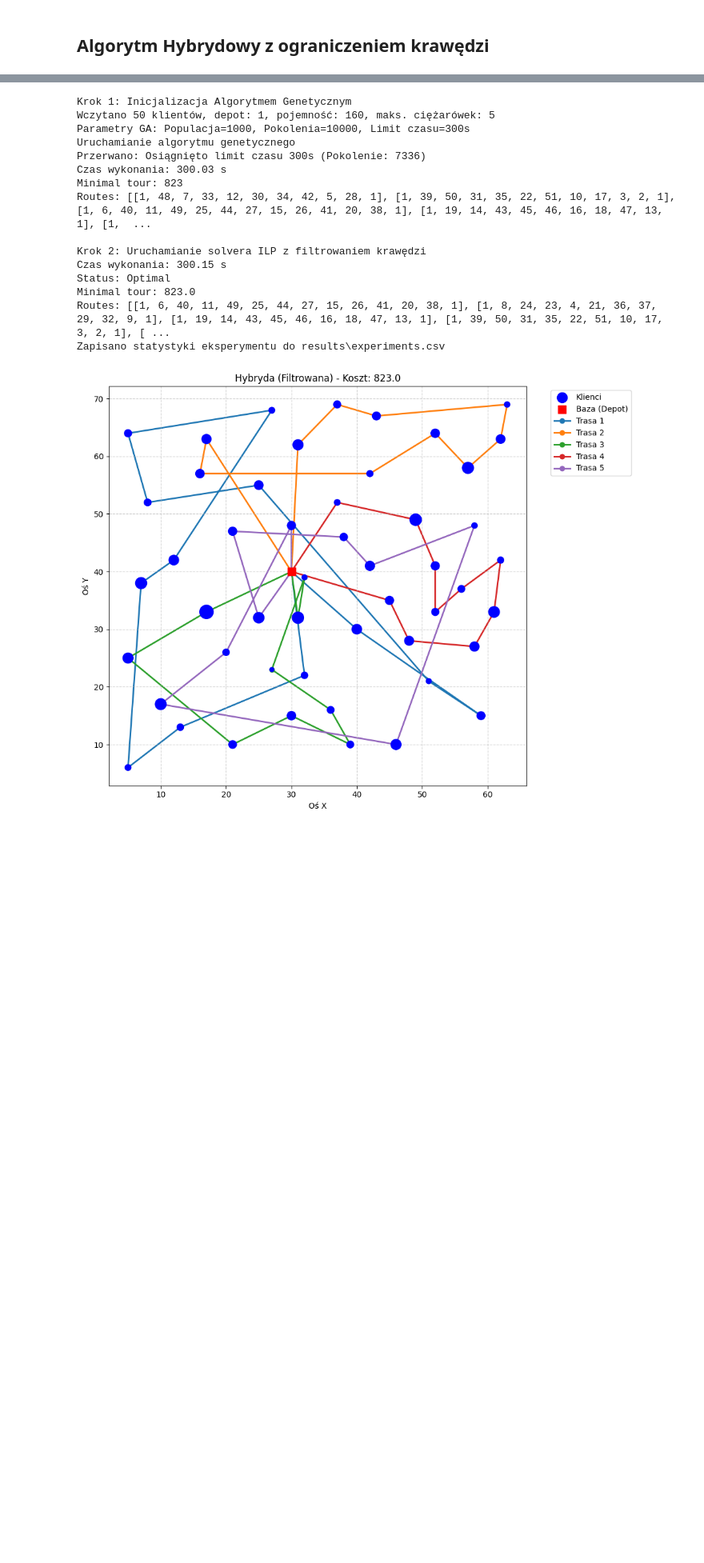
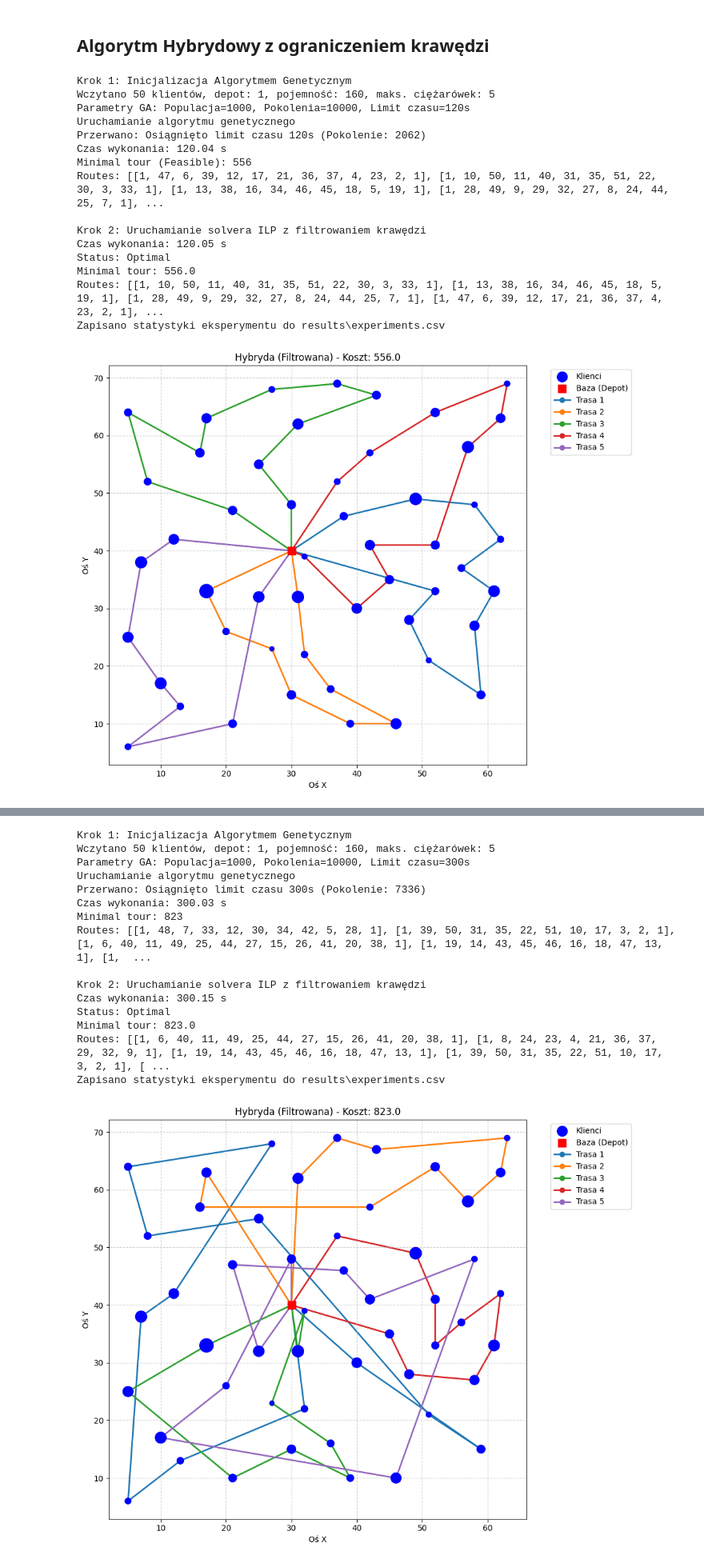
Before and after one commit to JakubRybak/Vehicle_Routing_Lp_Solver, a Jupyter notebook: projekt.ipynb, the cells around one changed output, grey strips where cells are left out. Shown at 80% size. Cells and saved outputs as stored; diff of their text form; code cells hidden in the pictures; blank space fills up the shorter version.

```diff
--- a/projekt.ipynb
+++ b/projekt.ipynb
@@ -159,2 +159,21 @@ Zapisano statystyki eksperymentu do results\experiments.csv
 # %% [markdown]
 ## Algorytm Hybrydowy z ograniczeniem krawędzi
+# %%
+run_experiments(instances, solve_cvrp_hybrid_candidate, ga_time_limit=120, ilp_time_limit=120, population_size=1000, generations=10000, seed=42)
+# %% [output]
+Krok 1: Inicjalizacja Algorytmem Genetycznym
+Wczytano 50 klientów, depot: 1, pojemność: 160, maks. ciężarówek: 5
+Parametry GA: Populacja=1000, Pokolenia=10000, Limit czasu=120s
+Uruchamianie algorytmu genetycznego
+Przerwano: Osiągnięto limit czasu 120s (Pokolenie: 2062)
+Czas wykonania: 120.04 s
+Minimal tour (Feasible): 556
+Routes: [[1, 47, 6, 39, 12, 17, 21, 36, 37, 4, 23, 2, 1], [1, 10, 50, 11, 40, 31, 35, 51, 22, 30, 3, 33, 1], [1, 13, 38, 16, 34, 46, 45, 18, 5, 19, 1], [1, 28, 49, 9, 29, 32, 27, 8, 24, 44, 25, 7, 1], ...
+
+Krok 2: Uruchamianie solvera ILP z filtrowaniem krawędzi
+Czas wykonania: 120.05 s
+Status: Optimal
+Minimal tour: 556.0
+Routes: [[1, 10, 50, 11, 40, 31, 35, 51, 22, 30, 3, 33, 1], [1, 13, 38, 16, 34, 46, 45, 18, 5, 19, 1], [1, 28, 49, 9, 29, 32, 27, 8, 24, 44, 25, 7, 1], [1, 47, 6, 39, 12, 17, 21, 36, 37, 4, 23, 2, 1], ...
+Zapisano statystyki eksperymentu do results\experiments.csv
+[figure, added]
```
Also changed, not shown: parts of 4 cells of this notebook, 2 other files.
